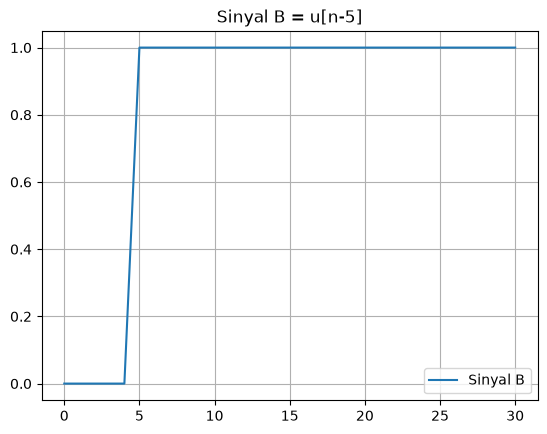
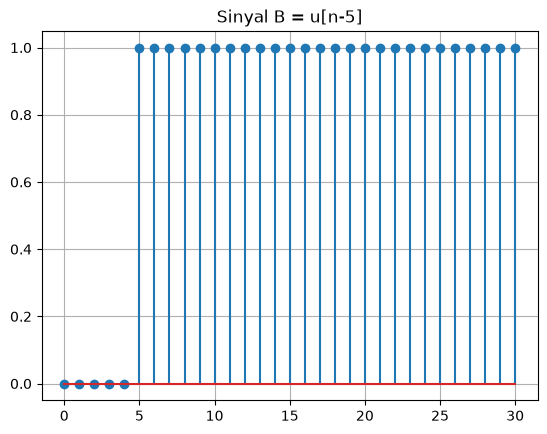
The notebook cell's code change between the first figure and the second:
--- before
+++ after
@@ -1,7 +1,6 @@
 sinyal_b = np.where(n >= 5, 1, 0)
 
-plt.plot(sinyal_b, label="Sinyal B")
+plt.stem(sinyal_b, label="Sinyal B")
 plt.title("Sinyal B = u[n-5]")
-plt.legend()
 plt.grid(True)
 plt.show()

Commit: chore: membuat sinyal diskrit